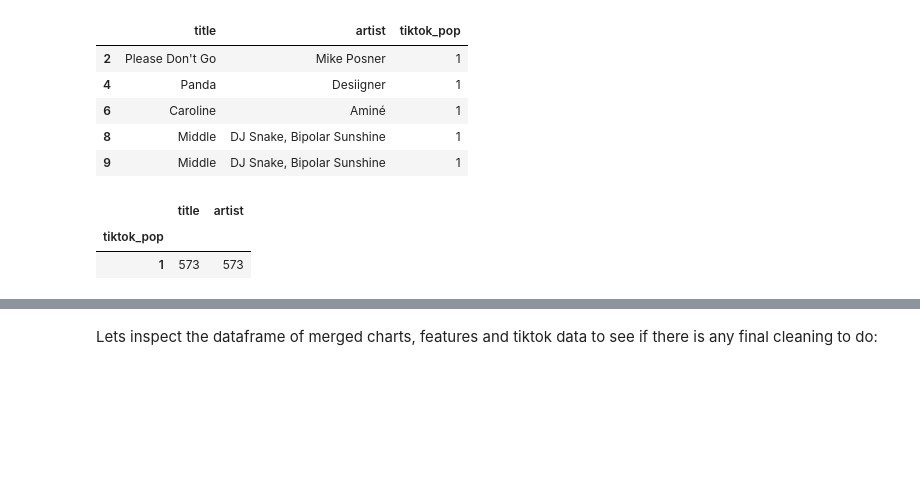
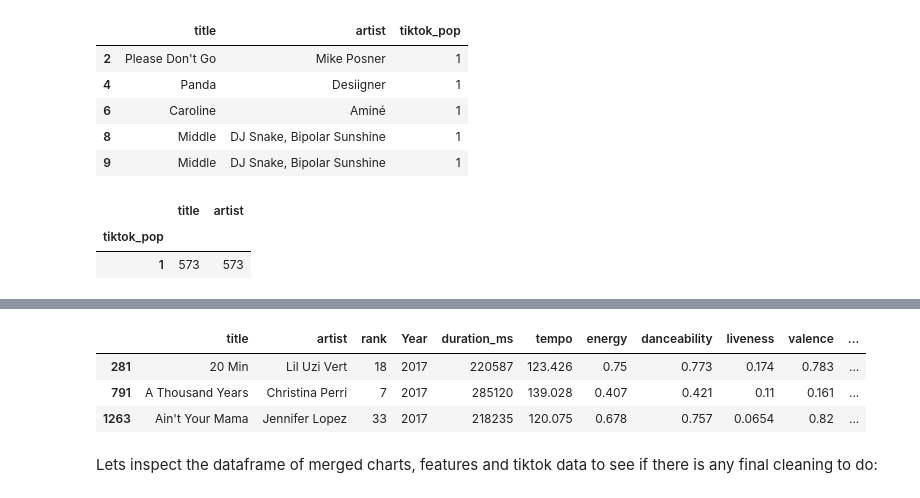
Before and after one commit to Joseph-Willem-Ricci/5450-final-project, a Jupyter notebook: CIS5450_Project.ipynb, the cells around one changed output, grey strips where cells are left out. Cells and saved outputs as stored; diff of their text form; code cells hidden in the pictures; blank space fills up the shorter version.

```diff
--- a/CIS5450_Project.ipynb
+++ b/CIS5450_Project.ipynb
@@ -694,3 +738,10 @@ df_charts_features_tiktok['tiktok_pop'] = df_charts_features_tiktok['tiktok_pop'
+# %%
+df_charts_features_tiktok[(df_charts_features_tiktok['tiktok_pop'] == 1) & (df_charts_features_tiktok['Year'] == 2017)][0:3]
+# %% [output]
+|  | title | artist | rank | Year | duration_ms | tempo | energy | danceability | liveness | valence | ... |
+| 281 | 20 Min | Lil Uzi Vert | 18 | 2017 | 220587 | 123.426 | 0.75 | 0.773 | 0.174 | 0.783 | ... |
+| 791 | A Thousand Years | Christina Perri | 7 | 2017 | 285120 | 139.028 | 0.407 | 0.421 | 0.11 | 0.161 | ... |
+| 1263 | Ain't Your Mama | Jennifer Lopez | 33 | 2017 | 218235 | 120.075 | 0.678 | 0.757 | 0.0654 | 0.82 | ... |
 # %% [markdown]
 Lets inspect the dataframe of merged charts, features and tiktok data to see if there is any final cleaning to do:
 # %%
```
Also changed, not shown: parts of 12 cells of this notebook.
